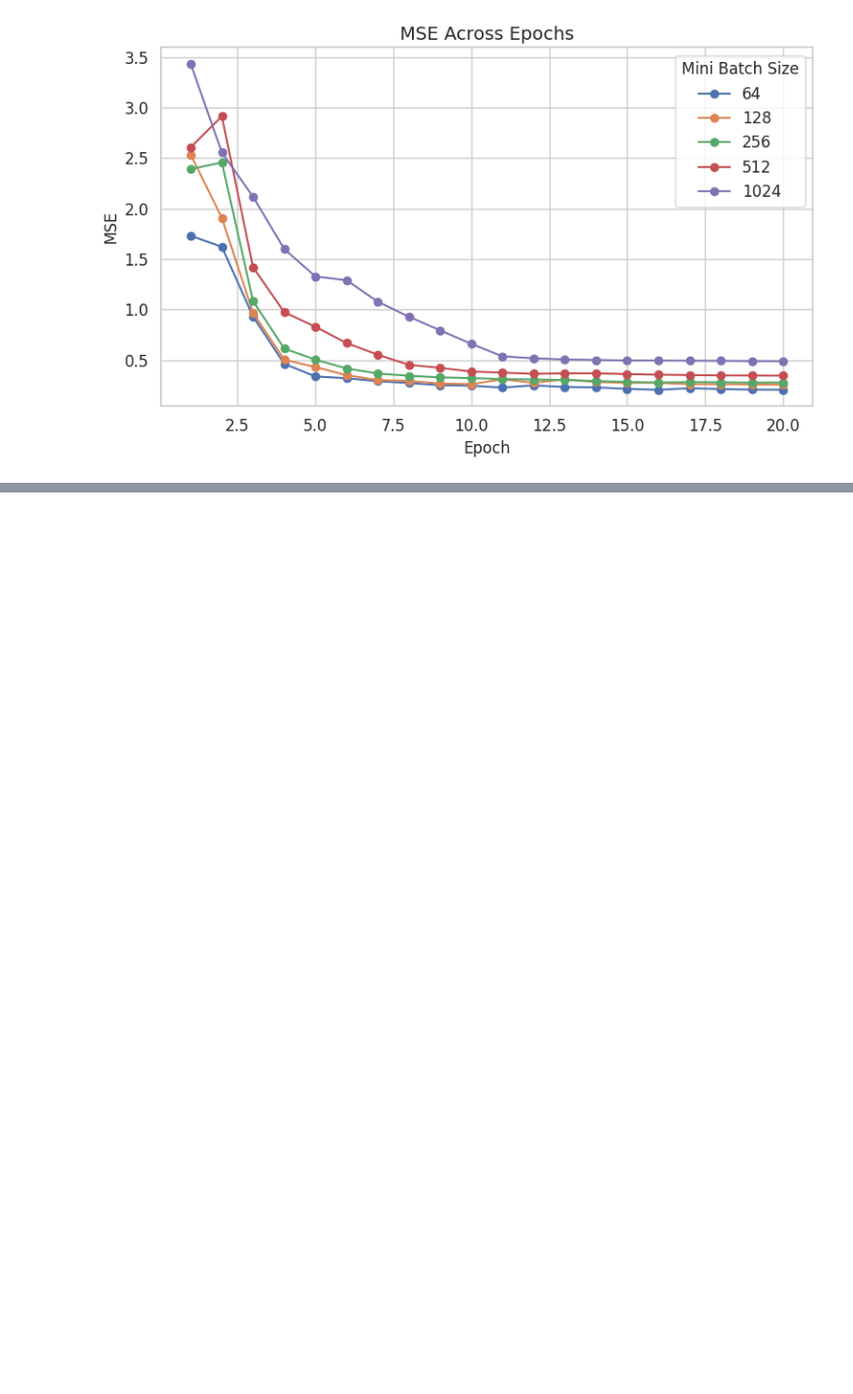
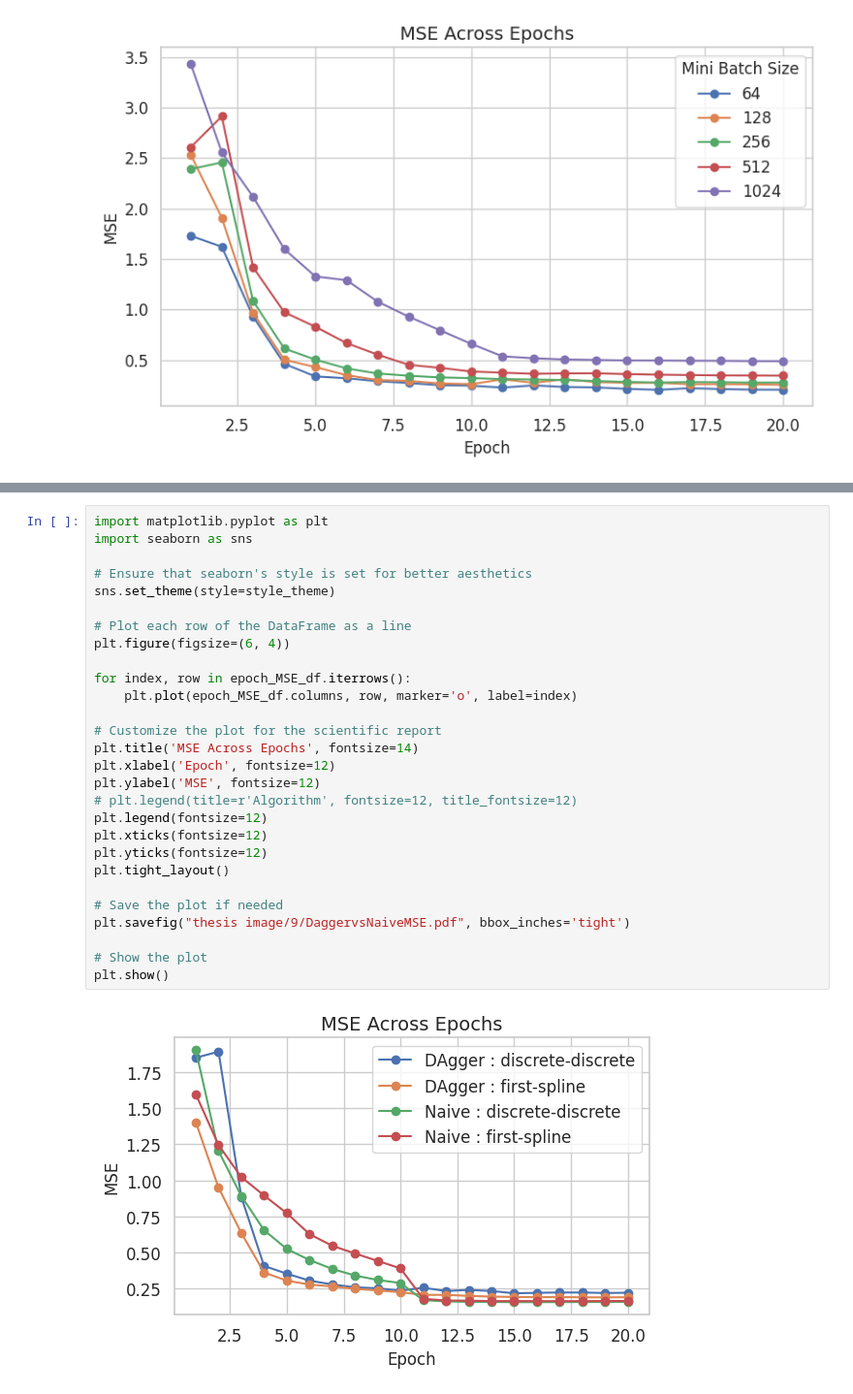
Before and after one commit to Batou1406/dls_orbit_bat_private, a Jupyter notebook: source/extensions/omni.isaac.lab_tasks/omni/isaac/lab_tasks/manager_based/locomotion/model_based/thesis_image.ipynb, the cells around one changed output, grey strips where cells are left out. Shown at 97% size. Saved outputs shown, nothing was run; the diff lists cells and outputs as text; blank space fills up the shorter version.

```diff
--- a/source/extensions/omni.isaac.lab_tasks/omni/isaac/lab_tasks/manager_based/locomotion/model_based/thesis_image.ipynb
+++ b/source/extensions/omni.isaac.lab_tasks/omni/isaac/lab_tasks/manager_based/locomotion/model_based/thesis_image.ipynb
@@ -1344,0 +1485,30 @@ plt.show()
+# %%
+import matplotlib.pyplot as plt
+import seaborn as sns
+
+# Ensure that seaborn's style is set for better aesthetics
+sns.set_theme(style=style_theme)
+
+# Plot each row of the DataFrame as a line
+plt.figure(figsize=(6, 4))
+
+for index, row in epoch_MSE_df.iterrows():
+    plt.plot(epoch_MSE_df.columns, row, marker='o', label=index)
+
+# Customize the plot for the scientific report
+plt.title('MSE Across Epochs', fontsize=14)
+plt.xlabel('Epoch', fontsize=12)
+plt.ylabel('MSE', fontsize=12)
+# plt.legend(title=r'Algorithm', fontsize=12, title_fontsize=12)
+plt.legend(fontsize=12)
+plt.xticks(fontsize=12)
+plt.yticks(fontsize=12)
+plt.tight_layout()
+
+# Save the plot if needed
+plt.savefig("thesis image/9/DaggervsNaiveMSE.pdf", bbox_inches='tight')
+
+# Show the plot
+plt.show()
+# %% [output]
+[figure, added]
```
Also changed, not shown: parts of 3 cells of this notebook, 2 other files.
